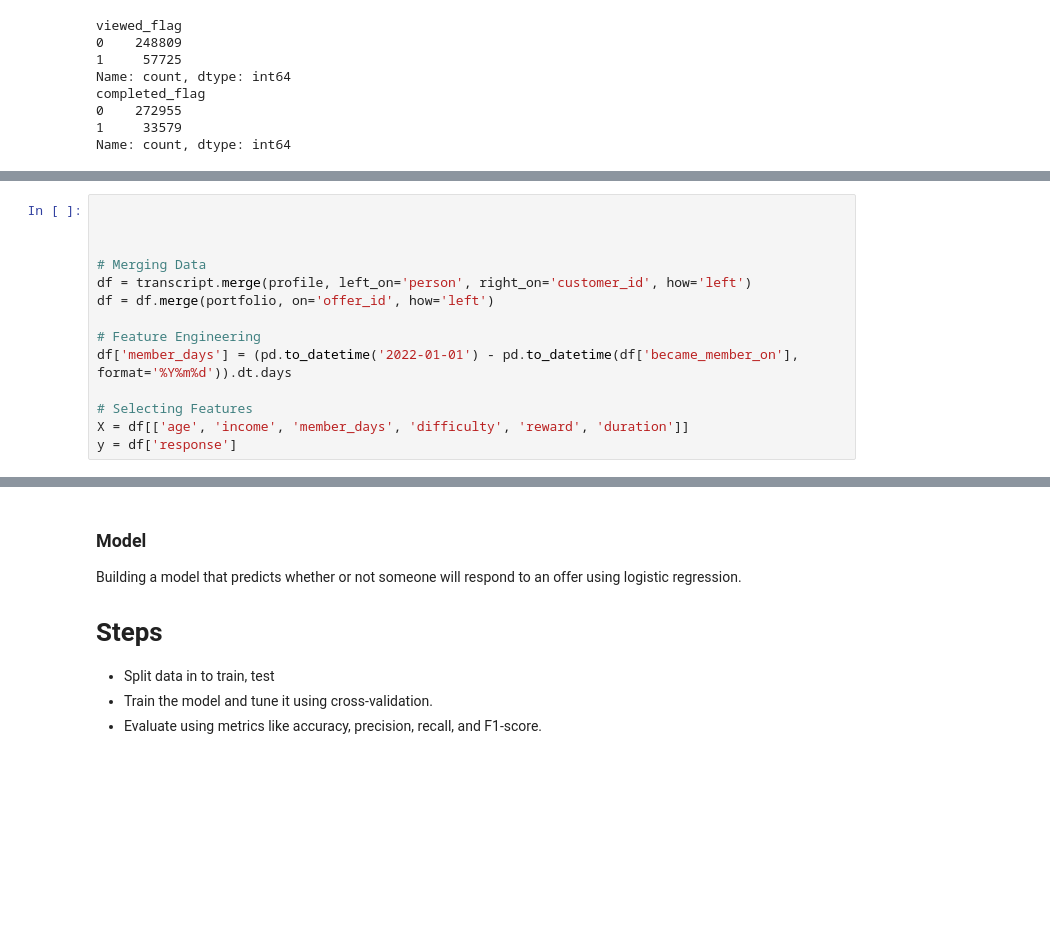
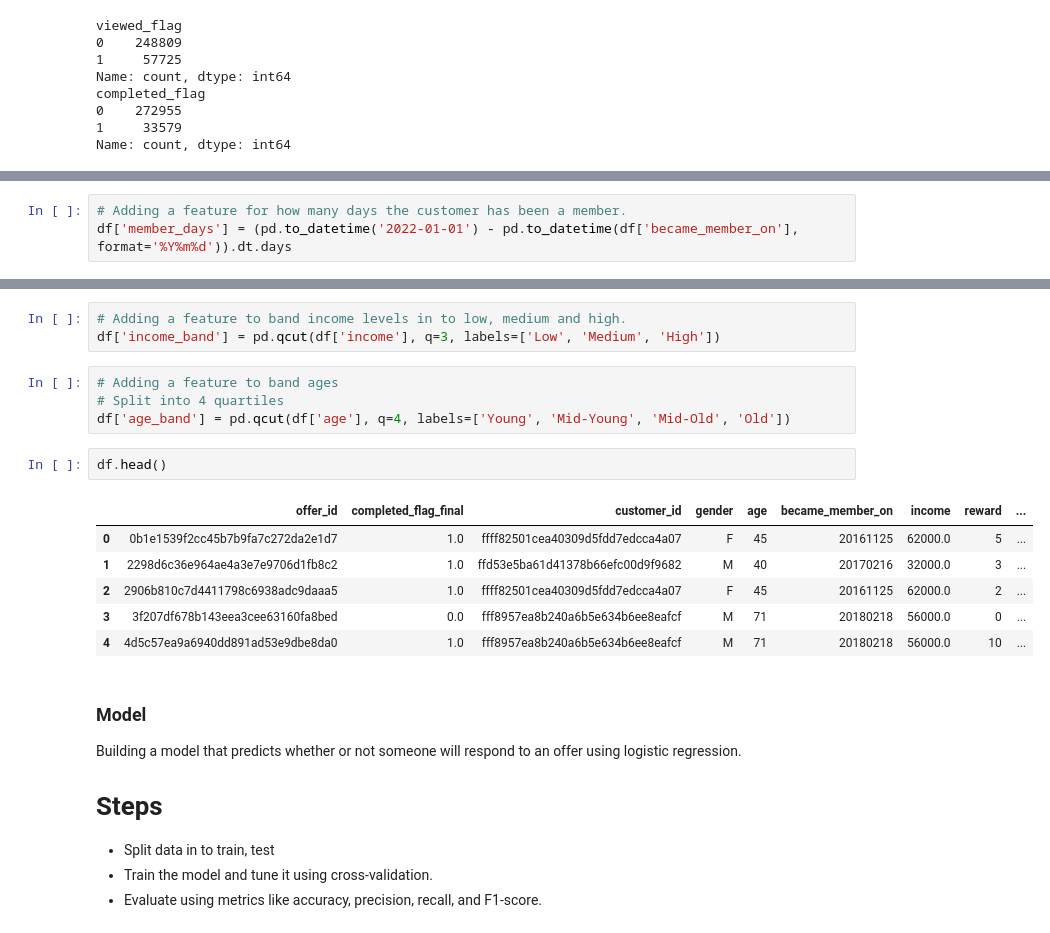
Before and after one commit to SusieCrone/data_science_capstone, a Jupyter notebook: Starbucks_Capstone_notebook.ipynb, the cells around one changed output, grey strips where cells are left out. Saved outputs shown, nothing was run; the diff lists cells and outputs as text; blank space fills up the shorter version.

```diff
--- a/Starbucks_Capstone_notebook.ipynb
+++ b/Starbucks_Capstone_notebook.ipynb
@@ -310,14 +364,3 @@ TypeError: '>' not supported between instances of 'str' and 'int'
 # %%
-
-
-
-# Merging Data
-df = transcript.merge(profile, left_on='person', right_on='customer_id', how='left')
-df = df.merge(portfolio, on='offer_id', how='left')
-
-# Feature Engineering
+# Adding a feature for how many days the customer has been a member.
 df['member_days'] = (pd.to_datetime('2022-01-01') - pd.to_datetime(df['became_member_on'], format='%Y%m%d')).dt.days
-
-# Selecting Features
-X = df[['age', 'income', 'member_days', 'difficulty', 'reward', 'duration']]
-y = df['response']
@@ -326,3 +367,19 @@ y = df['response']
+# %%
+# Adding a feature to band income levels in to low, medium and high.
+df['income_band'] = pd.qcut(df['income'], q=3, labels=['Low', 'Medium', 'High'])
+# %%
+# Adding a feature to band ages
+# Split into 4 quartiles
+df['age_band'] = pd.qcut(df['age'], q=4, labels=['Young', 'Mid-Young', 'Mid-Old', 'Old'])
+# %%
+df.head()
+# %% [output]
+|  | offer_id | completed_flag_final | customer_id | gender | age | became_member_on | income | reward | ... |
+| 0 | 0b1e1539f2cc45b7b9fa7c272da2e1d7 | 1.0 | ffff82501cea40309d5fdd7edcca4a07 | F | 45 | 20161125 | 62000.0 | 5 | ... |
+| 1 | 2298d6c36e964ae4a3e7e9706d1fb8c2 | 1.0 | ffd53e5ba61d41378b66efc00d9f9682 | M | 40 | 20170216 | 32000.0 | 3 | ... |
+| 2 | 2906b810c7d4411798c6938adc9daaa5 | 1.0 | ffff82501cea40309d5fdd7edcca4a07 | F | 45 | 20161125 | 62000.0 | 2 | ... |
+| 3 | 3f207df678b143eea3cee63160fa8bed | 0.0 | fff8957ea8b240a6b5e634b6ee8eafcf | M | 71 | 20180218 | 56000.0 | 0 | ... |
+| 4 | 4d5c57ea9a6940dd891ad53e9dbe8da0 | 1.0 | fff8957ea8b240a6b5e634b6ee8eafcf | M | 71 | 20180218 | 56000.0 | 10 | ... |
 # %% [markdown]
 ### Model
 Building a model that predicts whether or not someone will respond to an offer using logistic regression.
```
Also changed, not shown: parts of 32 cells of this notebook.
